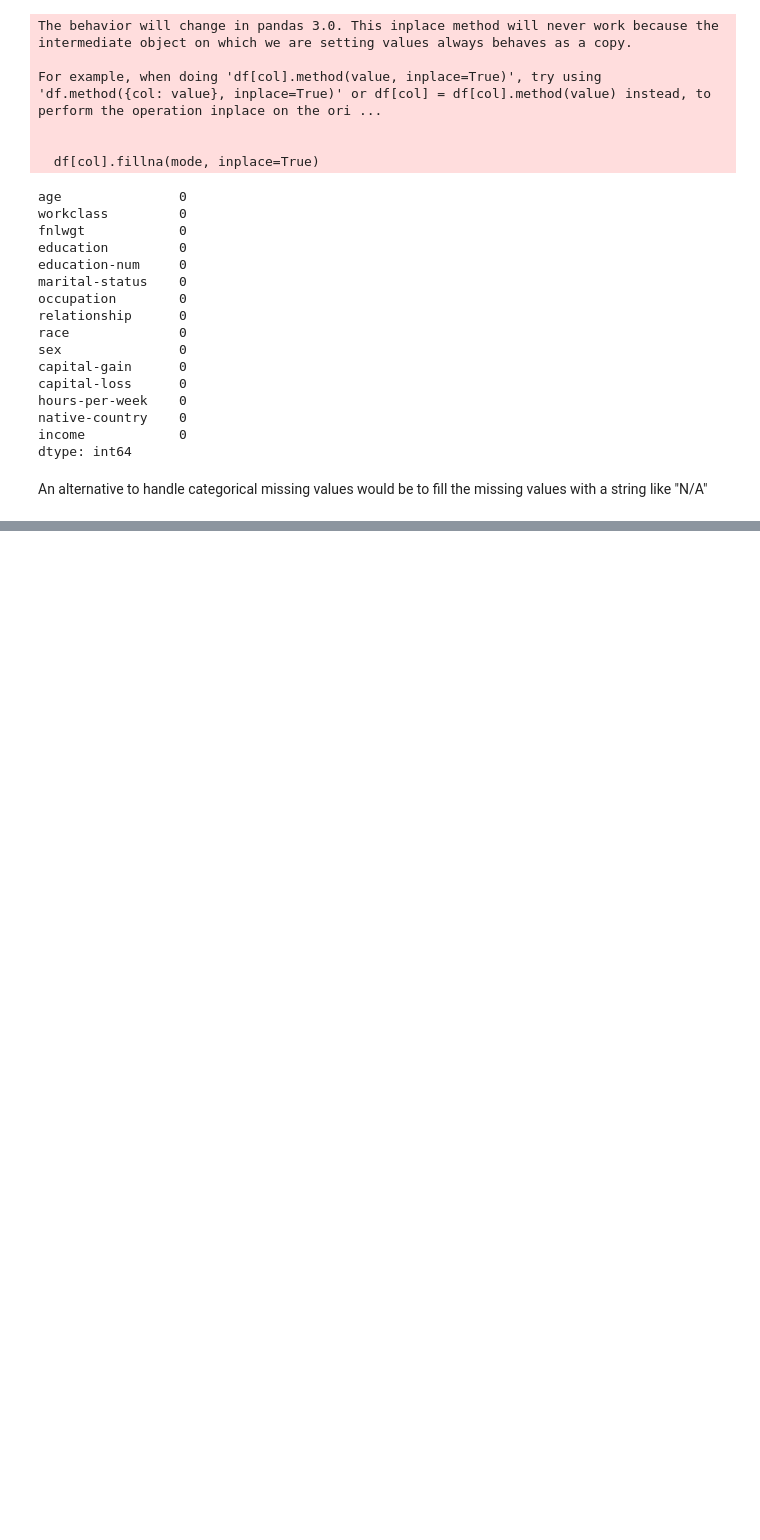
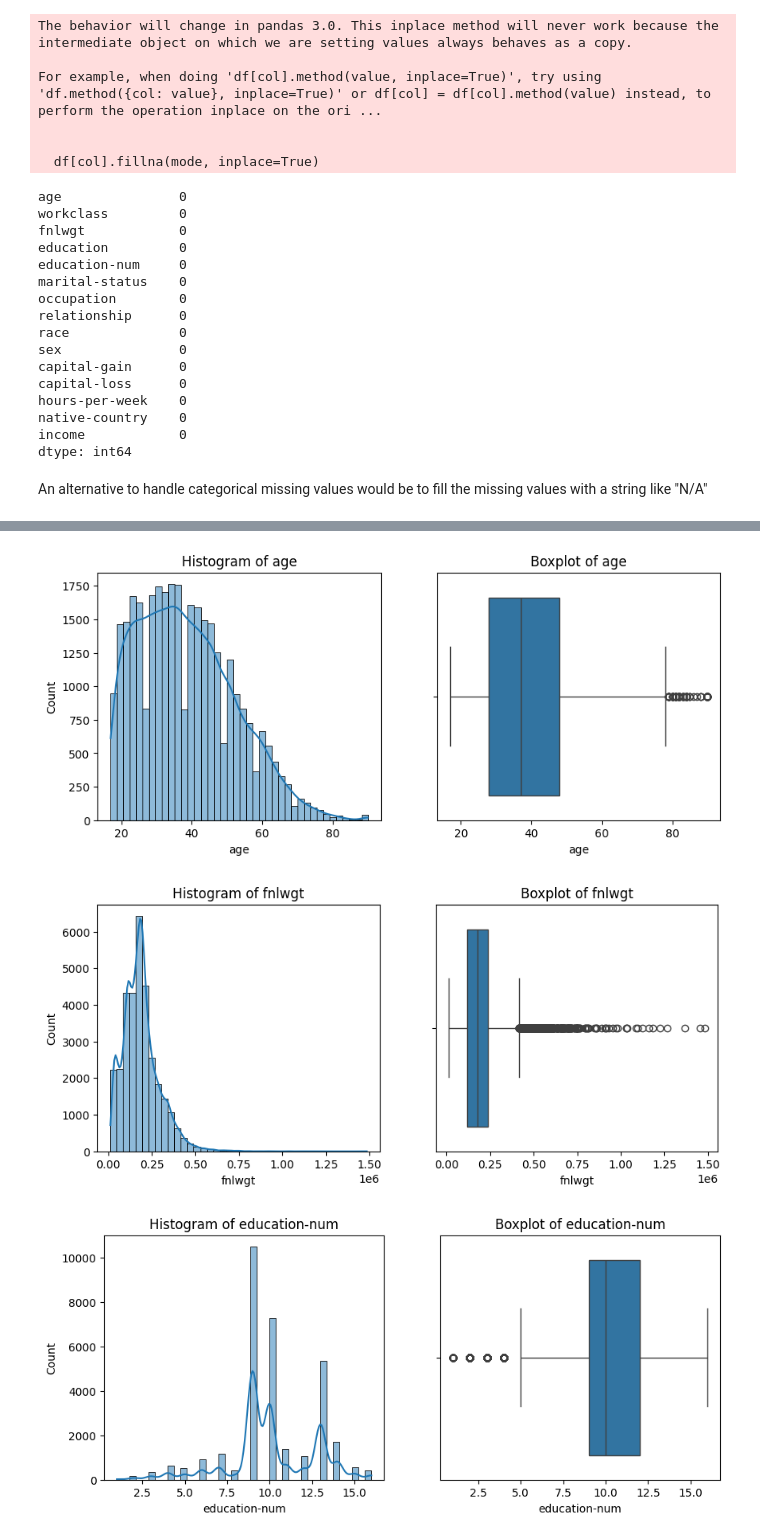
Before and after one commit to albertodiazdurana/Practice_DataScience, a Jupyter notebook: feature_preprocessing_task_w37.ipynb, the cells around one changed output, grey strips where cells are left out. Cells and saved outputs as stored; diff of their text form; code cells hidden in the pictures; blank space fills up the shorter version.

```diff
--- a/feature_preprocessing_task_w37.ipynb
+++ b/feature_preprocessing_task_w37.ipynb
@@ -175,0 +187,6 @@ An alternative to handle categorical missing values would be to fill the missing
+# %%
+# Numeric columns in the dataset
+num_cols = ["age", "fnlwgt", "education-num", "capital-gain", "capital-loss", "hours-per-week"]
+
+# 1. Summary statistics
+df[num_cols].describe()
@@ -175,0 +203,20 @@ An alternative to handle categorical missing values would be to fill the missing
+# %%
+# 2. Visualize distributions
+
+import matplotlib.pyplot as plt
+import seaborn as sns
+for col in num_cols:
+    plt.figure(figsize=(10,4))
+    plt.subplot(1,2,1)
+    sns.histplot(df[col], kde=True, bins=40)
+    plt.title(f"Histogram of {col}")
+
+    plt.subplot(1,2,2)
+    sns.boxplot(x=df[col])
+    plt.title(f"Boxplot of {col}")
+
+    plt.show()
+# %% [output]
+[figure, added]
+[figure, added]
+[figure, added]
```
Also changed, not shown: parts of 6 cells of this notebook.
